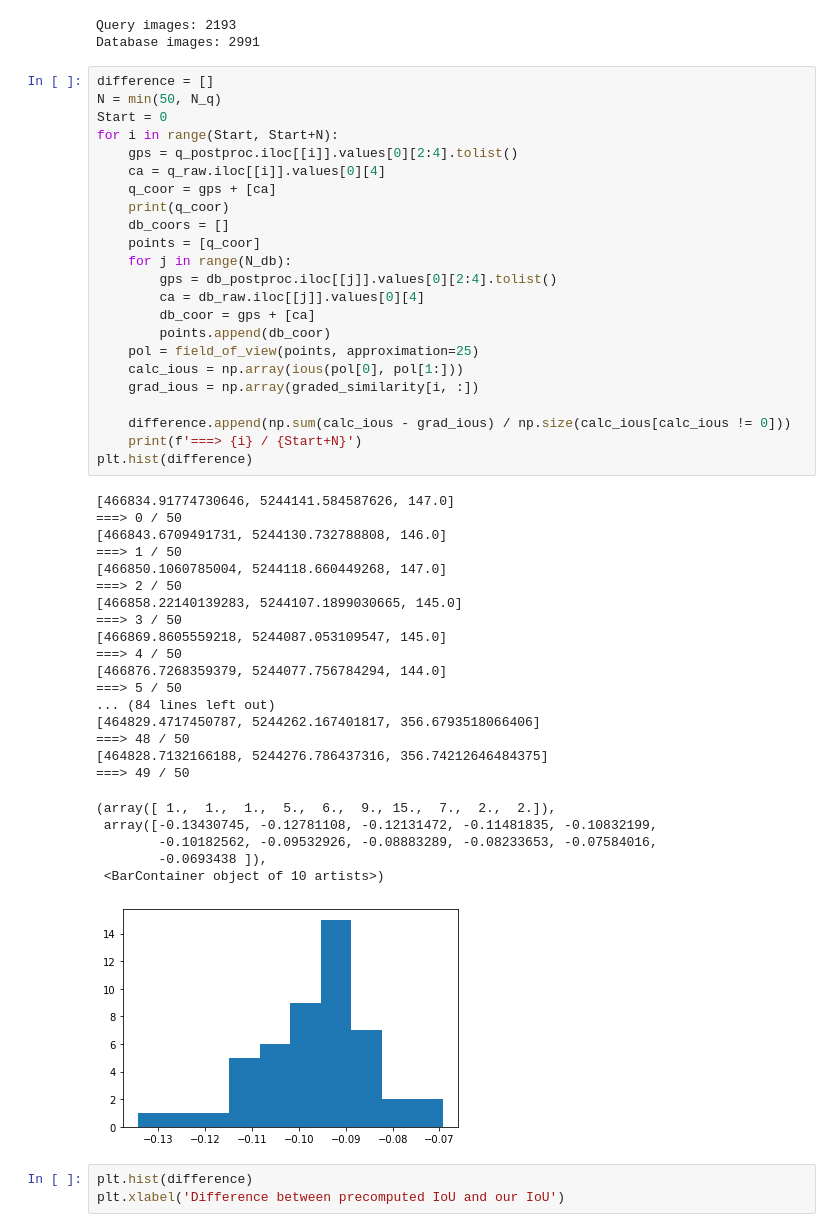
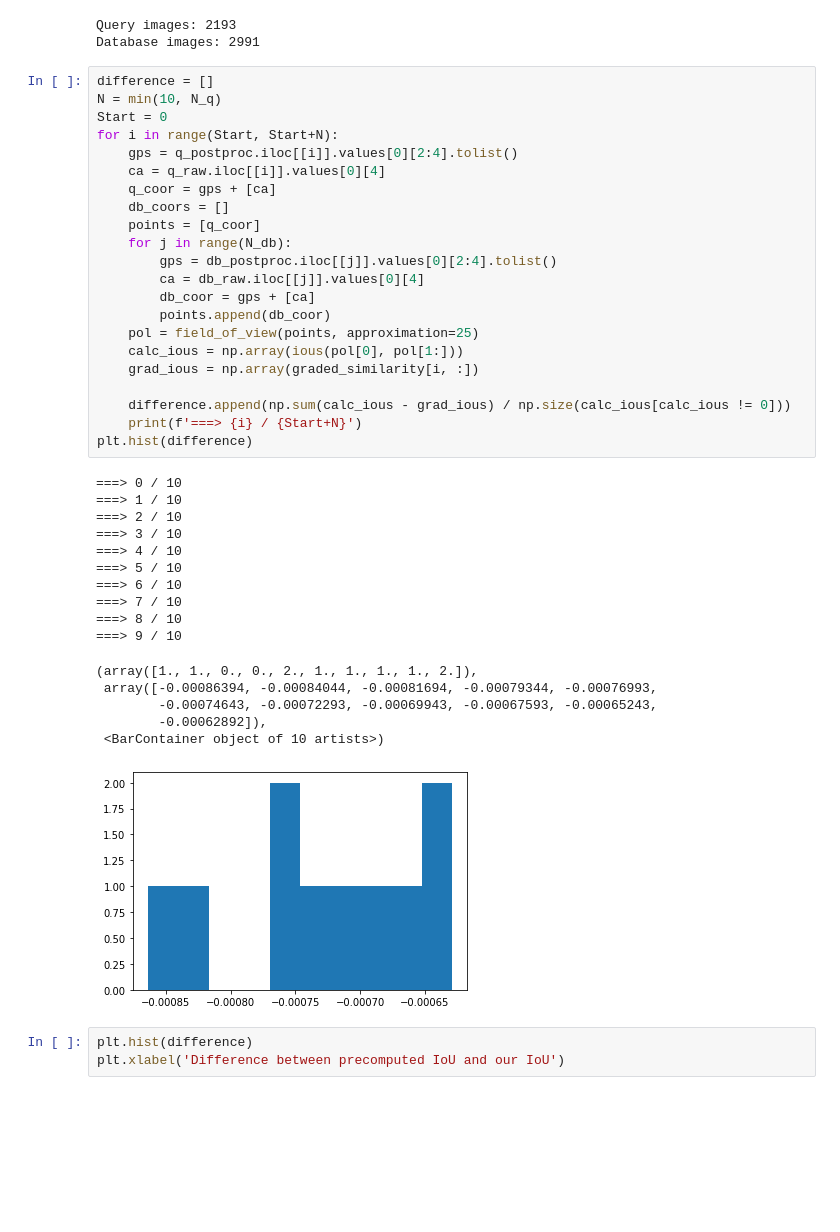
Before and after one commit to Holstrup/PlaceRecognition, a Jupyter notebook: cirtorch/Embeddings.ipynb, the cells around one changed output. Cells and saved outputs as stored; diff of their text form; blank space fills up the shorter version.

```diff
--- a/cirtorch/Embeddings.ipynb
+++ b/cirtorch/Embeddings.ipynb
@@ -32,51 +32,43 @@ Query images: 2193
 Database images: 2991
 # %%
 difference = []
-N = min(50, N_q)
+N = min(10, N_q)
 Start = 0
 for i in range(Start, Start+N):
     gps = q_postproc.iloc[[i]].values[0][2:4].tolist()
     ca = q_raw.iloc[[i]].values[0][4]
     q_coor = gps + [ca]
-    print(q_coor)
     db_coors = []
     points = [q_coor]
     for j in range(N_db):
         gps = db_postproc.iloc[[j]].values[0][2:4].tolist()
         ca = db_raw.iloc[[j]].values[0][4]
         db_coor = gps + [ca]
         points.append(db_coor)
     pol = field_of_view(points, approximation=25)
     calc_ious = np.array(ious(pol[0], pol[1:]))
     grad_ious = np.array(graded_similarity[i, :])
 
     difference.append(np.sum(calc_ious - grad_ious) / np.size(calc_ious[calc_ious != 0]))
     print(f'===> {i} / {Start+N}')
 plt.hist(difference)
 # %% [output]
-[466834.91774730646, 5244141.584587626, 147.0]
-===> 0 / 50
-[466843.6709491731, 5244130.732788808, 146.0]
-===> 1 / 50
-[466850.1060785004, 5244118.660449268, 147.0]
-===> 2 / 50
-[466858.22140139283, 5244107.1899030665, 145.0]
-===> 3 / 50
-[466869.8605559218, 5244087.053109547, 145.0]
-===> 4 / 50
-[466876.7268359379, 5244077.756784294, 144.0]
-===> 5 / 50
-... (84 lines left out)
-[464829.4717450787, 5244262.167401817, 356.6793518066406]
-===> 48 / 50
-[464828.7132166188, 5244276.786437316, 356.74212646484375]
-===> 49 / 50
+===> 0 / 10
+===> 1 / 10
+===> 2 / 10
+===> 3 / 10
+===> 4 / 10
+===> 5 / 10
+===> 6 / 10
+===> 7 / 10
+===> 8 / 10
+===> 9 / 10
-(array([ 1.,  1.,  1.,  5.,  6.,  9., 15.,  7.,  2.,  2.]),
- array([-0.13430745, -0.12781108, -0.12131472, -0.11481835, -0.10832199,
-        -0.10182562, -0.09532926, -0.08883289, -0.08233653, -0.07584016,
-        -0.0693438 ]),
+(array([1., 1., 0., 0., 2., 1., 1., 1., 1., 2.]),
+ array([-0.00086394, -0.00084044, -0.00081694, -0.00079344, -0.00076993,
+        -0.00074643, -0.00072293, -0.00069943, -0.00067593, -0.00065243,
+        -0.00062892]),
  <BarContainer object of 10 artists>)
-[figure, old version]
+[figure, new version]
 # %%
 plt.hist(difference)
 plt.xlabel('Difference between precomputed IoU and our IoU')
```
Also changed, not shown: 5 other files.
